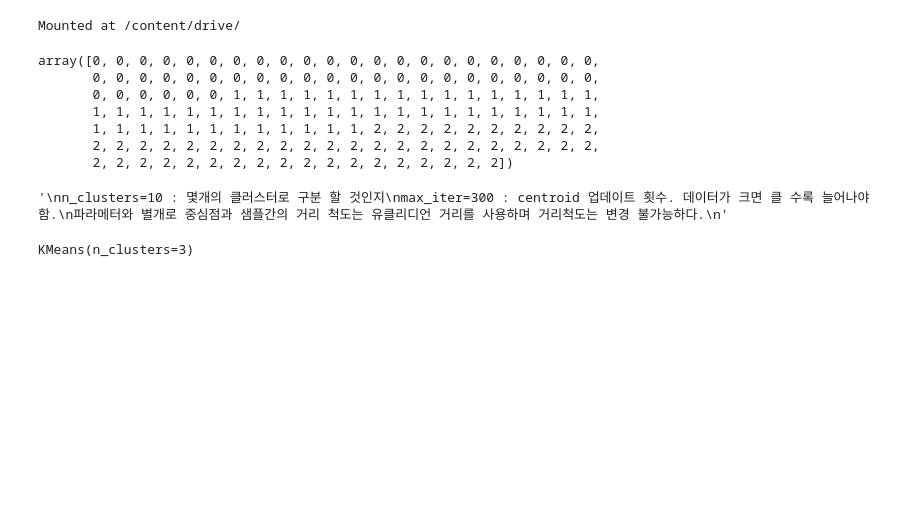
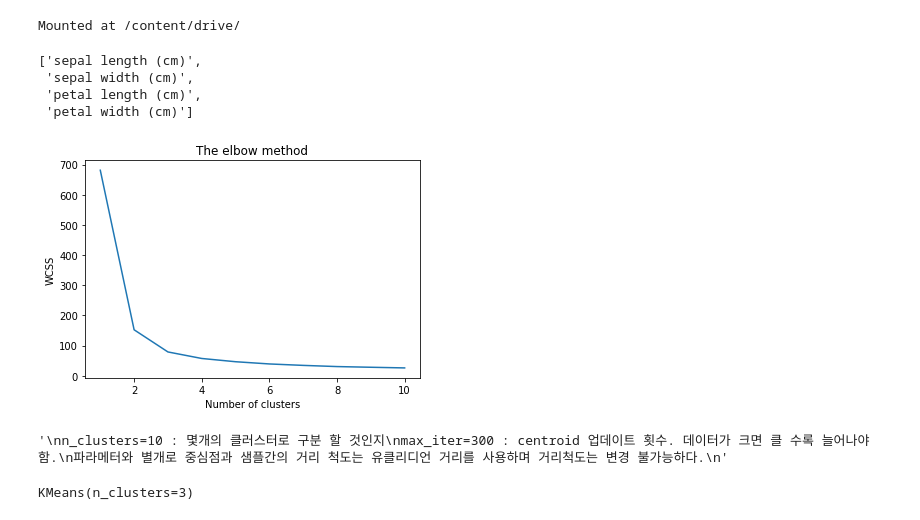
Before and after one commit to shcho11/00.ML_Practices_2022_KB, a Jupyter notebook: KMeans.ipynb, the cells around one changed output. Cells and saved outputs as stored; diff of their text form; code cells hidden in the pictures; blank space fills up the shorter version.

```diff
--- a/KMeans.ipynb
+++ b/KMeans.ipynb
@@ -15,16 +15,35 @@ iris = load_iris()
 x = iris.data
 y = iris.target
 col_nm = iris.feature_names
-# %%
-y
-# %% [output]
-array([0, 0, 0, 0, 0, 0, 0, 0, 0, 0, 0, 0, 0, 0, 0, 0, 0, 0, 0, 0, 0, 0,
-       0, 0, 0, 0, 0, 0, 0, 0, 0, 0, 0, 0, 0, 0, 0, 0, 0, 0, 0, 0, 0, 0,
-       0, 0, 0, 0, 0, 0, 1, 1, 1, 1, 1, 1, 1, 1, 1, 1, 1, 1, 1, 1, 1, 1,
-       1, 1, 1, 1, 1, 1, 1, 1, 1, 1, 1, 1, 1, 1, 1, 1, 1, 1, 1, 1, 1, 1,
-       1, 1, 1, 1, 1, 1, 1, 1, 1, 1, 1, 1, 2, 2, 2, 2, 2, 2, 2, 2, 2, 2,
-       2, 2, 2, 2, 2, 2, 2, 2, 2, 2, 2, 2, 2, 2, 2, 2, 2, 2, 2, 2, 2, 2,
-       2, 2, 2, 2, 2, 2, 2, 2, 2, 2, 2, 2, 2, 2, 2, 2, 2, 2])
+# %%
+col_nm
+# %% [output]
+['sepal length (cm)',
+ 'sepal width (cm)',
+ 'petal length (cm)',
+ 'petal width (cm)']
 # %%
 from sklearn.cluster import KMeans
+# %%
+# 최적의 클러스터 수 찾기
+wcss = []
+# WCSS : sum of squared distance between each point and the centroid in a cluster
+
+for i in range(1, 11):
+    kmeans = KMeans(n_clusters = i, init = 'k-means++', max_iter = 300, n_init = 10, random_state = None)
+    kmeans.fit(x)
+    wcss.append(kmeans.inertia_)
+
+    # init =‘k-means++’(default:‘k-means++’) : Method for initialization .(‘k-means++’: selects initial cluster centers for k-mean clustering in a smart way to speed up convergence. See section Notes in k_init for more details.)
+    # 'max_iter' = 300 (default:300) : Maximum number of iterations of the k-means algorithm for a single run.
+    # random_state = 0 (default:None): Determines random number generation for centroid initialization. Use an int to make the randomness deterministic.
+    # n_initint (default=10) : Number of time the k-means algorithm will be run with different centroid seeds. The final results will be the best output of n_init consecutive runs in terms of inertia.
+# %%
+plt.plot(range(1, 11), wcss)
+plt.title('The elbow method')
+plt.xlabel('Number of clusters')
+plt.ylabel('WCSS') #within cluster sum of squares
+plt.show()
+# %% [output]
+[figure, added]
 # %%
@@ -36,11 +58,10 @@ max_iter=300 : centroid 업데이트 횟수. 데이터가 크면 클 수록 늘
 '''
 # %% [output]
 '\nn_clusters=10 : 몇개의 클러스터로 구분 할 것인지\nmax_iter=300 : centroid 업데이트 횟수. 데이터가 크면 클 수록 늘어나야 함.\n파라메터와 별개로 중심점과 샘플간의 거리 척도는 유클리디언 거리를 사용하며 거리척도는 변경 불가능하다.\n'
-# %%
-# 모델 학습
-km.fit(x)
-# %% [output]
-KMeans(n_clusters=3)
+# %%
+km.fit(x)
+# %% [output]
+KMeans(n_clusters=3)
 # %%
 # 모델이 임의로 부여한 클래스에 어떠한 의미도 없으며 순서가 무작위
 # 이런 이유로 임의평가가 조금 복잡한 과정을 지님.
```
Also changed, not shown: parts of 4 cells of this notebook.
